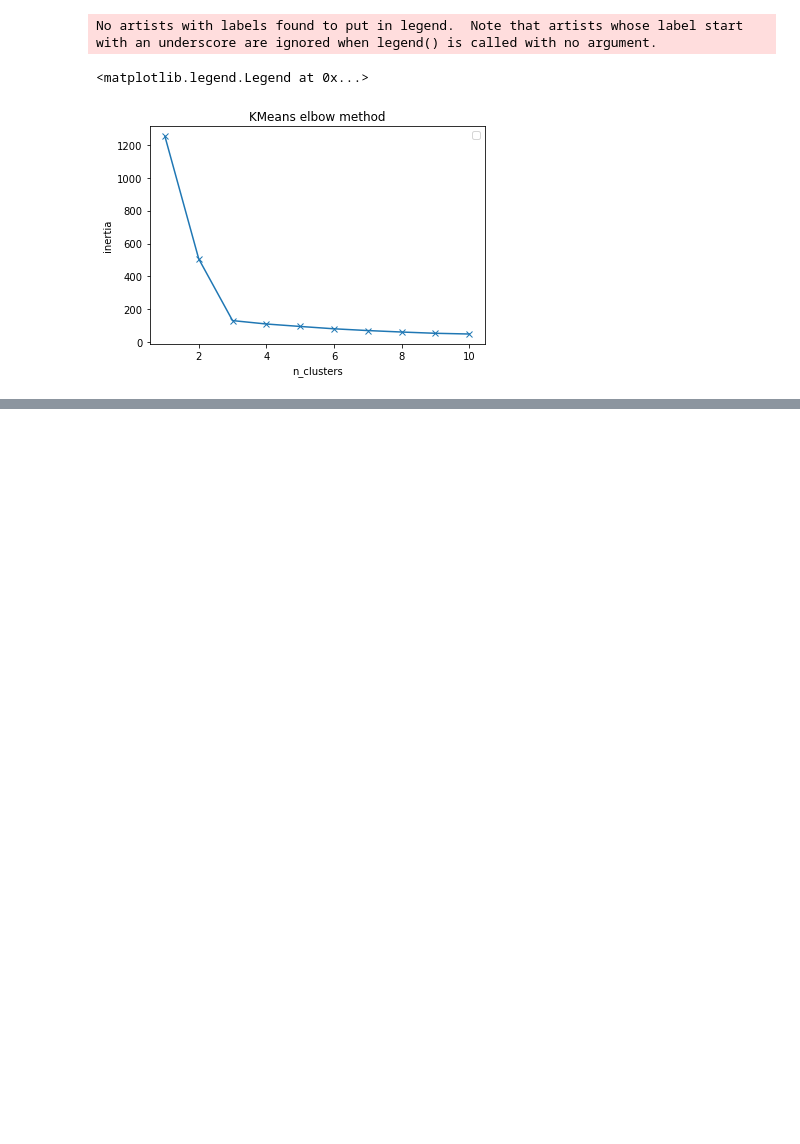
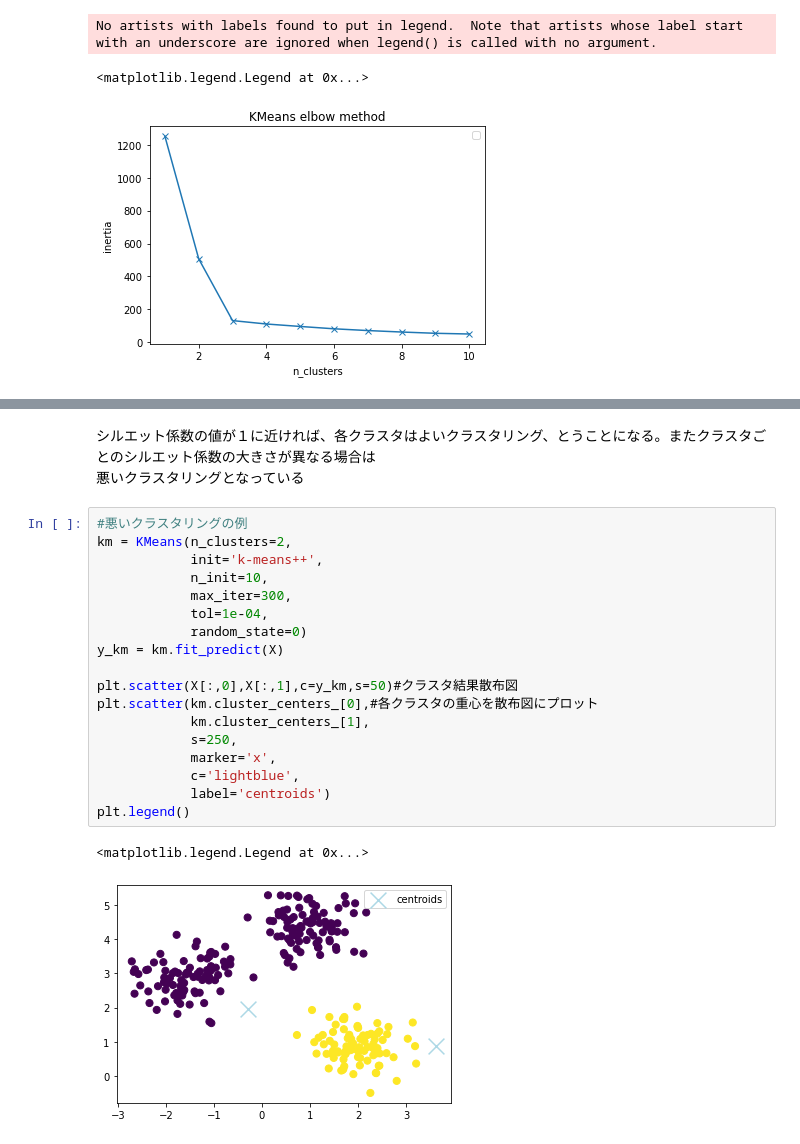
Before and after one commit to mtk0516/mlmaster, a Jupyter notebook: Section-11.ipynb, the cells around one changed output, grey strips where cells are left out. Drawn from its saved outputs; the diff is of its cells as text; blank space fills up the shorter version.

```diff
--- a/Section-11.ipynb
+++ b/Section-11.ipynb
@@ -80,0 +123,24 @@ No artists with labels found to put in legend.  Note that artists whose label st
+# %% [markdown]
+シルエット係数の値が１に近ければ、各クラスタはよいクラスタリング、とうことになる。またクラスタごとのシルエット係数の大きさが異なる場合は<br>
+悪いクラスタリングとなっている
+# %%
+#悪いクラスタリングの例
+km = KMeans(n_clusters=2,
+            init='k-means++',
+            n_init=10,
+            max_iter=300,
+            tol=1e-04,
+            random_state=0)
+y_km = km.fit_predict(X)
+
+plt.scatter(X[:,0],X[:,1],c=y_km,s=50)#クラスタ結果散布図
+plt.scatter(km.cluster_centers_[0],#各クラスタの重心を散布図にプロット
+            km.cluster_centers_[1],
+            s=250,
+            marker='x',
+            c='lightblue',
+            label='centroids')
+plt.legend()
+# %% [output]
+<matplotlib.legend.Legend at 0x...>
+[figure, added]
```
Also changed, not shown: parts of 9 cells of this notebook, 1 other file.
